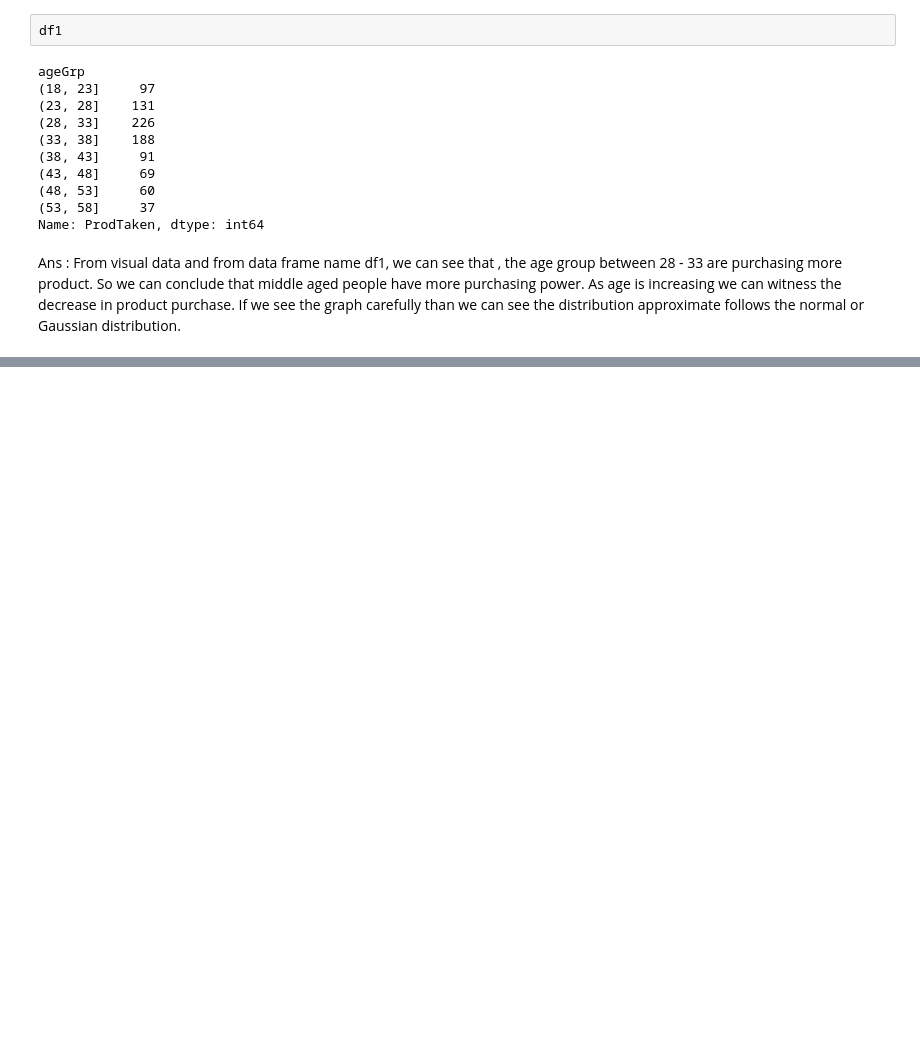
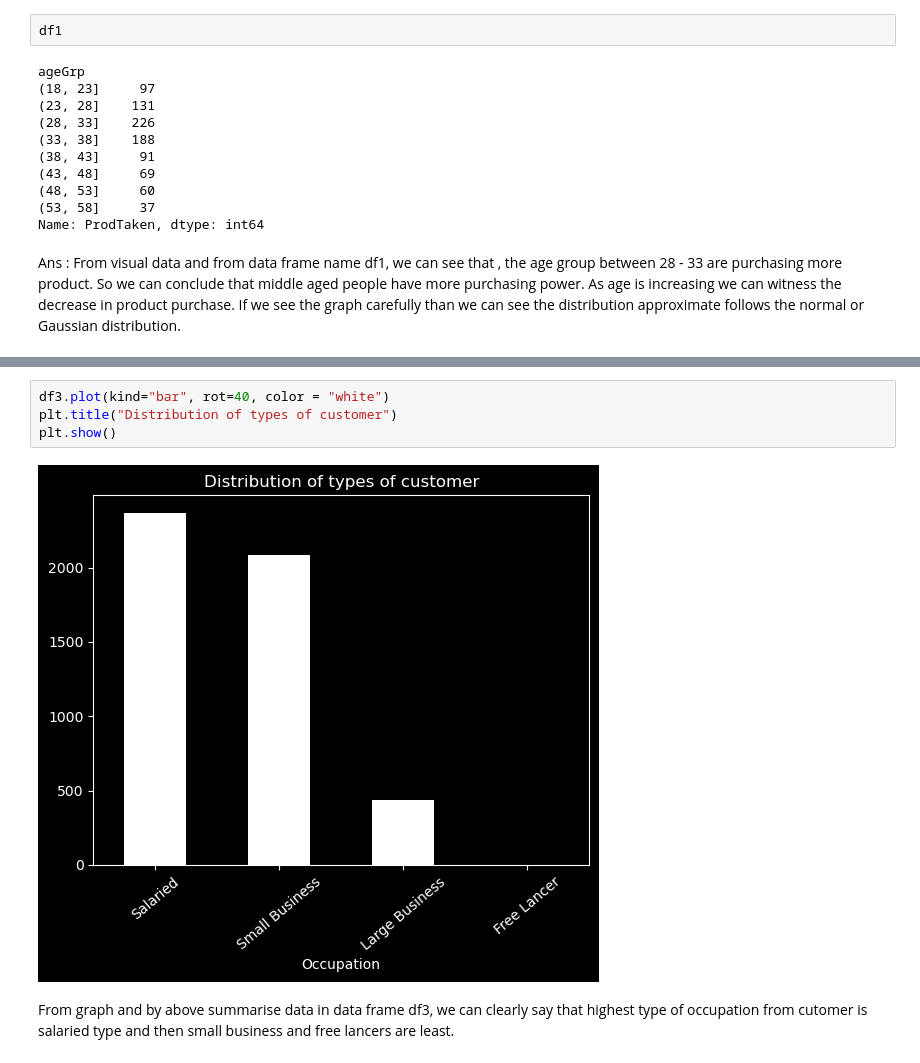
Before and after one commit to Shoyeb45/MiniProjects, a Jupyter notebook: PythonAssign/EDA/main.ipynb, the cells around one changed output, grey strips where cells are left out. Drawn from its saved outputs; the diff is of its cells as text; blank space fills up the shorter version.

```diff
--- a/PythonAssign/EDA/main.ipynb
+++ b/PythonAssign/EDA/main.ipynb
@@ -97,0 +171,8 @@ If we see the graph carefully than we can see the distribution approximate follo
+# %%
+df3.plot(kind="bar", rot=40, color = "white")
+plt.title("Distribution of types of customer")
+plt.show()
+# %% [output]
+[figure, added]
+# %% [markdown]
+From graph and by above summarise data in data frame df3, we can clearly say that highest type of occupation from cutomer is salaried type and then small business and free lancers are least.
```
Also changed, not shown: parts of 24 cells of this notebook.
